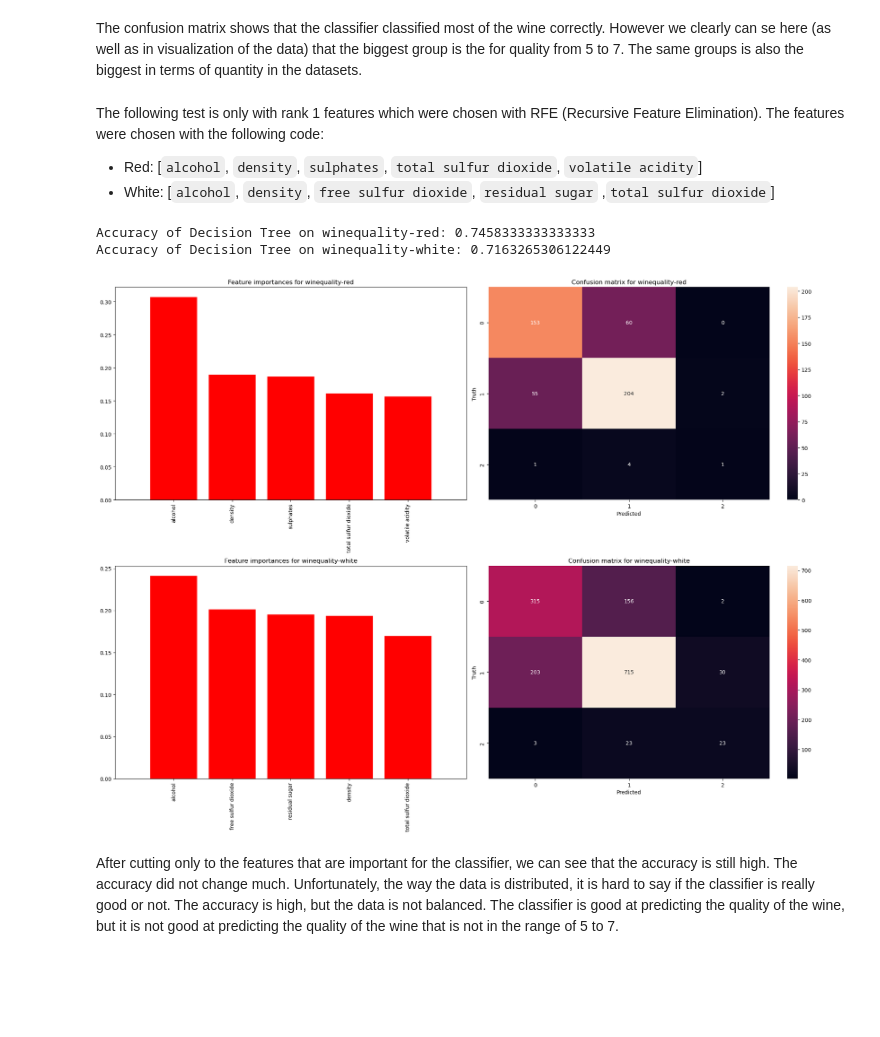
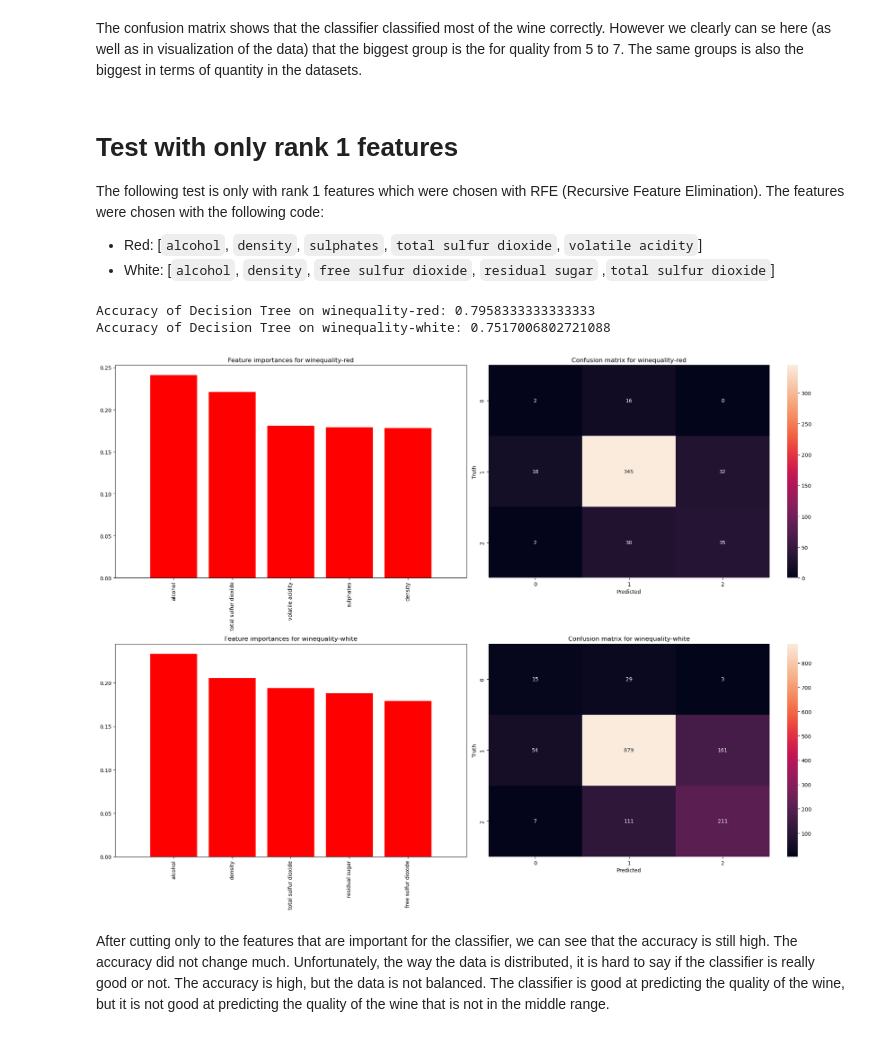
Before and after one commit to Qubi0-0/wine-classifier, a Jupyter notebook: DecisionTrees.ipynb, the cells around one changed output. Saved outputs shown, nothing was run; the diff lists cells and outputs as text; code cells hidden in the pictures; blank space fills up the shorter version.

```diff
--- a/DecisionTrees.ipynb
+++ b/DecisionTrees.ipynb
@@ -21,7 +21,7 @@ for i, (dataset_name, df) in enumerate(datasets.items()):
     X = df.iloc[:, :-1]
 
     y = df.iloc[:, -1]
-    bins = [0, 5, 7, 10]
+    bins = [0, 4, 6, 10]
     labels = [1, 2, 3]
     y = pd.cut(y, bins=bins, labels=labels)
 
@@ -68,6 +68,8 @@ In the case of White Wine, the most important feature is alcohol, followed by Vo
 # %% [markdown]
 The confusion matrix shows that the classifier classified most of the wine correctly. However we clearly can se here (as well as in visualization of the data) that the biggest group is the for quality from 5 to 7. The same groups is also the biggest in terms of quantity in the datasets.
 # %% [markdown]
+# Test with only rank 1 features
+
 The following test is only with rank 1 features which were chosen with RFE (Recursive Feature Elimination). The features were chosen with the following code:
 - Red: [`alcohol`, `density`, `sulphates`, `total sulfur dioxide`, `volatile acidity`]
 - White: [`alcohol`, `density`, `free sulfur dioxide`, `residual sugar` ,`total sulfur dioxide`]
@@ -82,7 +84,7 @@ for i, (dataset_name, df) in enumerate(datasets.items()):
     X = df[selected_columns]
 
     y = df.iloc[:, -1]
-    bins = [0, 5, 7, 10]
+    bins = [0, 4, 6, 10]
     labels = [1, 2, 3]
     y = pd.cut(y, bins=bins, labels=labels)
 
@@ -91,35 +93,35 @@ for i, (dataset_name, df) in enumerate(datasets.items()):
     clf = DecisionTreeClassifier(random_state=42)
 
     clf.fit(X_train, y_train)
 
     y_pred = clf.predict(X_test)
 
     accuracy = accuracy_score(y_test, y_pred)
 
     print(f"Accuracy of Decision Tree on {dataset_name}: {accuracy}")
 
     scores = cross_val_score(clf, X, y, cv=5)
 
     importances = clf.feature_importances_
     indices = np.argsort(importances)[::-1]
 
     axs[i, 0].bar(range(X.shape[1]), importances[indices], color="r", align="center")
     axs[i, 0].set_xticks(range(X.shape[1]))
     axs[i, 0].set_xticklabels(X.columns[indices], rotation='vertical')
     axs[i, 0].set_xlim([-1, X.shape[1]])
     axs[i, 0].set_title(f"Feature importances for {dataset_name}")
 
     cm = confusion_matrix(y_test, y_pred)
     sns.heatmap(cm, annot=True, fmt='d', ax=axs[i, 1])
     axs[i, 1].set_xlabel('Predicted')
     axs[i, 1].set_ylabel('Truth')
     axs[i, 1].set_title(f"Confusion matrix for {dataset_name}")
 
 plt.tight_layout()
 plt.show()
 # %% [output]
-Accuracy of Decision Tree on winequality-red: 0.7458333333333333
-Accuracy of Decision Tree on winequality-white: 0.7163265306122449
+Accuracy of Decision Tree on winequality-red: 0.7958333333333333
+Accuracy of Decision Tree on winequality-white: 0.7517006802721088
-[figure, old version]
+[figure, new version]
 # %% [markdown]
-After cutting only to the features that are important for the classifier, we can see that the accuracy is still high. The accuracy did not change much. Unfortunately, the way the data is distributed, it is hard to say if the classifier is really good or not. The accuracy is high, but the data is not balanced. The classifier is good at predicting the quality of the wine, but it is not good at predicting the quality of the wine that is not in the range of 5 to 7.
+After cutting only to the features that are important for the classifier, we can see that the accuracy is still high. The accuracy did not change much. Unfortunately, the way the data is distributed, it is hard to say if the classifier is really good or not. The accuracy is high, but the data is not balanced. The classifier is good at predicting the quality of the wine, but it is not good at predicting the quality of the wine that is not in the middle range.
```
Also changed, not shown: parts of 4 cells of this notebook.
